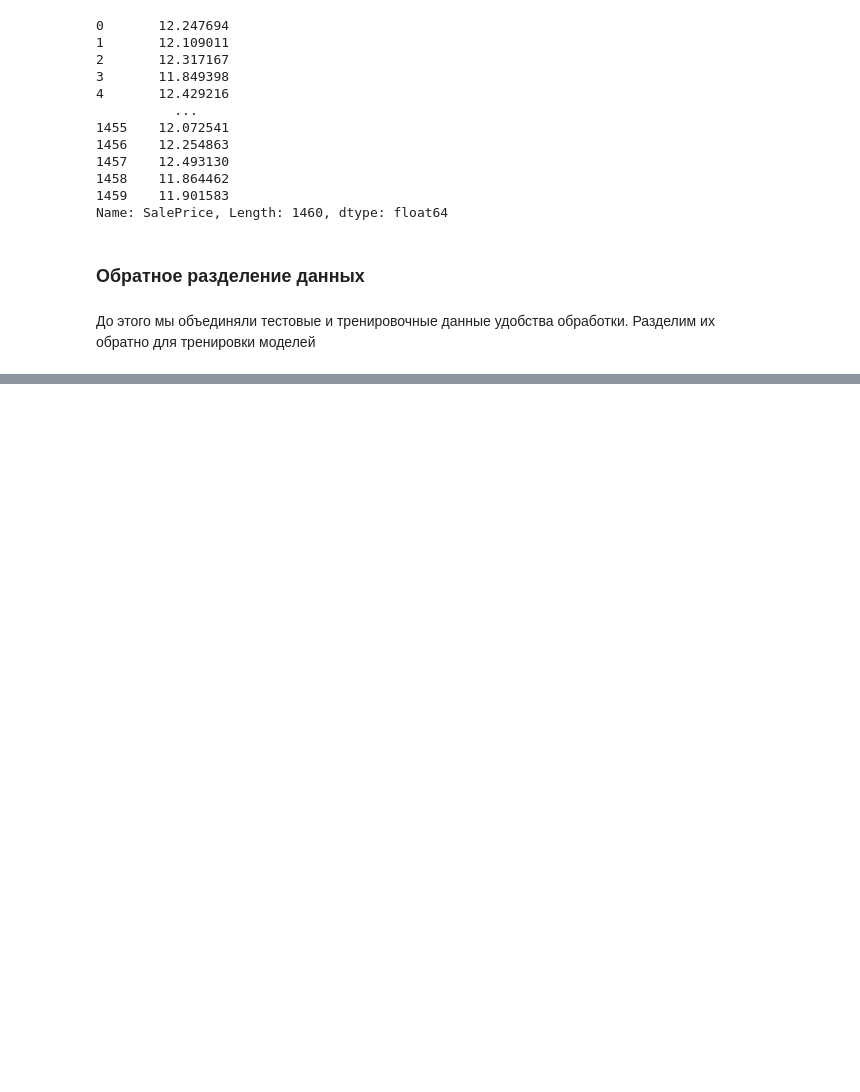
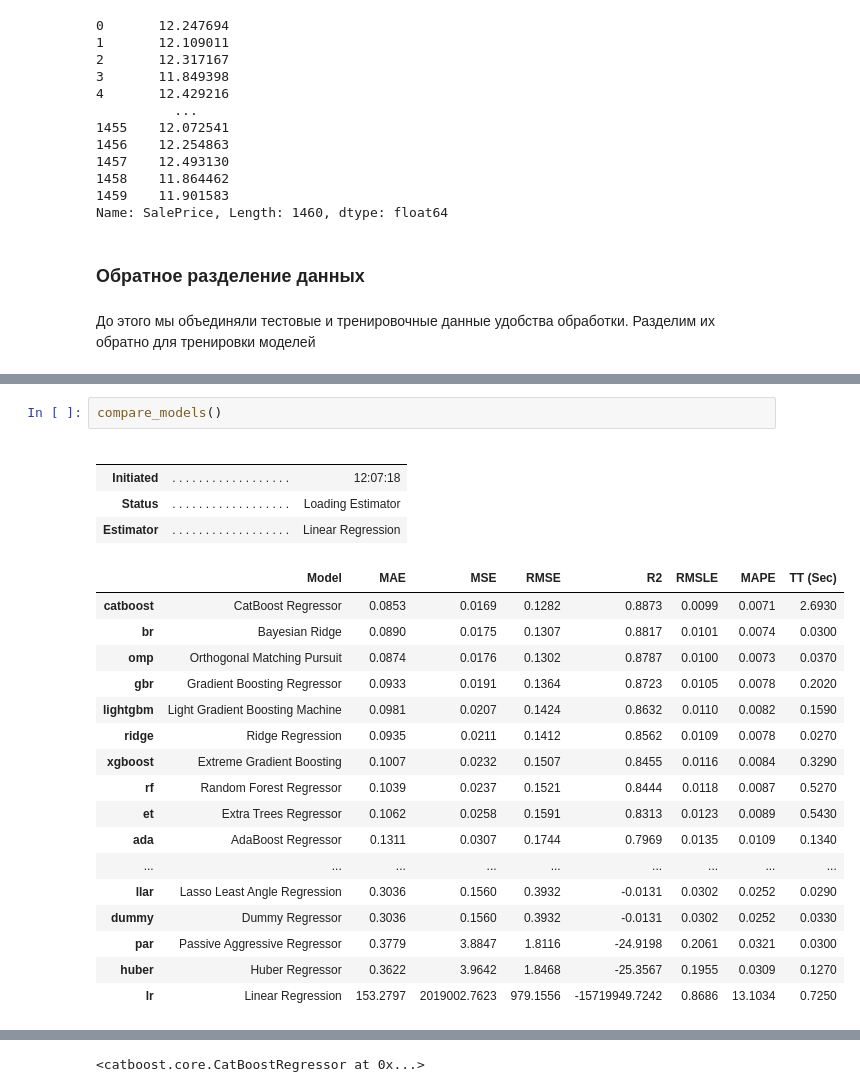
Before and after one commit to armeiski/ML_trainings, a Jupyter notebook: House_Price_Prediction/house_prices.ipynb, the cells around one changed output, grey strips where cells are left out. Cells and saved outputs as stored; diff of their text form; blank space fills up the shorter version.

```diff
--- a/House_Price_Prediction/house_prices.ipynb
+++ b/House_Price_Prediction/house_prices.ipynb
@@ -459,0 +494,25 @@ AttributeError: 'numpy.ndarray' object has no attribute 'iloc'
+# %%
+compare_models()
+# %% [output]
+|  |  |  |
+|  |  |  |
+| Initiated | . . . . . . . . . . . . . . . . . . | 12:07:18 |
+| Status | . . . . . . . . . . . . . . . . . . | Loading Estimator |
+| Estimator | . . . . . . . . . . . . . . . . . . | Linear Regression |
+|  | Model | MAE | MSE | RMSE | R2 | RMSLE | MAPE | TT (Sec) |
+| catboost | CatBoost Regressor | 0.0853 | 0.0169 | 0.1282 | 0.8873 | 0.0099 | 0.0071 | 2.6930 |
+| br | Bayesian Ridge | 0.0890 | 0.0175 | 0.1307 | 0.8817 | 0.0101 | 0.0074 | 0.0300 |
+| omp | Orthogonal Matching Pursuit | 0.0874 | 0.0176 | 0.1302 | 0.8787 | 0.0100 | 0.0073 | 0.0370 |
+| gbr | Gradient Boosting Regressor | 0.0933 | 0.0191 | 0.1364 | 0.8723 | 0.0105 | 0.0078 | 0.2020 |
+| lightgbm | Light Gradient Boosting Machine | 0.0981 | 0.0207 | 0.1424 | 0.8632 | 0.0110 | 0.0082 | 0.1590 |
+| ridge | Ridge Regression | 0.0935 | 0.0211 | 0.1412 | 0.8562 | 0.0109 | 0.0078 | 0.0270 |
+| xgboost | Extreme Gradient Boosting | 0.1007 | 0.0232 | 0.1507 | 0.8455 | 0.0116 | 0.0084 | 0.3290 |
+| rf | Random Forest Regressor | 0.1039 | 0.0237 | 0.1521 | 0.8444 | 0.0118 | 0.0087 | 0.5270 |
+| et | Extra Trees Regressor | 0.1062 | 0.0258 | 0.1591 | 0.8313 | 0.0123 | 0.0089 | 0.5430 |
+| ada | AdaBoost Regressor | 0.1311 | 0.0307 | 0.1744 | 0.7969 | 0.0135 | 0.0109 | 0.1340 |
+| ... | ... | ... | ... | ... | ... | ... | ... | ... |
+| llar | Lasso Least Angle Regression | 0.3036 | 0.1560 | 0.3932 | -0.0131 | 0.0302 | 0.0252 | 0.0290 |
+| dummy | Dummy Regressor | 0.3036 | 0.1560 | 0.3932 | -0.0131 | 0.0302 | 0.0252 | 0.0330 |
+| par | Passive Aggressive Regressor | 0.3779 | 3.8847 | 1.8116 | -24.9198 | 0.2061 | 0.0321 | 0.0300 |
+| huber | Huber Regressor | 0.3622 | 3.9642 | 1.8468 | -25.3567 | 0.1955 | 0.0309 | 0.1270 |
+| lr | Linear Regression | 153.2797 | 2019002.7623 | 979.1556 | -15719949.7242 | 0.8686 | 13.1034 | 0.7250 |
@@ -459,0 +520 @@ AttributeError: 'numpy.ndarray' object has no attribute 'iloc'
+<catboost.core.CatBoostRegressor at 0x...>
```
Also changed, not shown: parts of 9 cells of this notebook, 5 other files.
